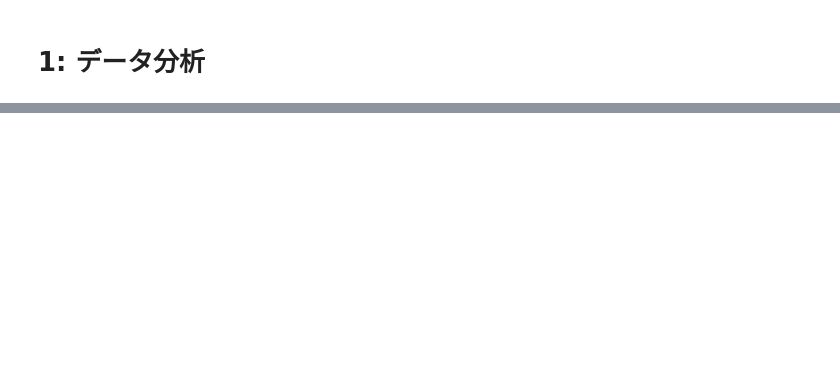
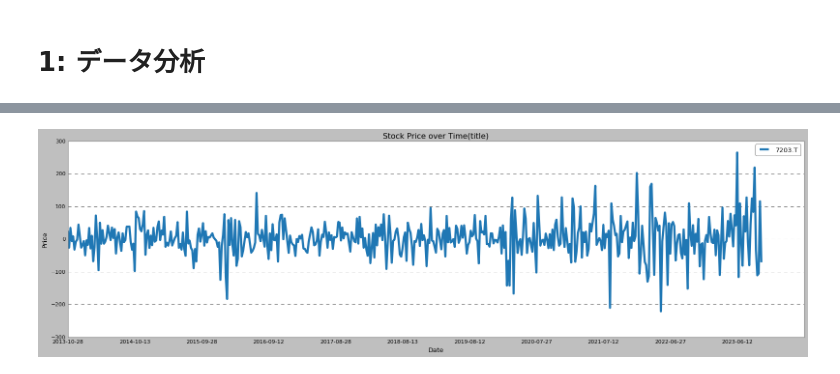
Before and after one commit to aguilarklyno/Fukuhara-Seminar, a Jupyter notebook: 23_10_27_week-03/Main.ipynb, the cells around one changed output, grey strips where cells are left out. Cells and saved outputs as stored; diff of their text form; code cells hidden in the pictures; blank space fills up the shorter version.

```diff
--- a/23_10_27_week-03/Main.ipynb
+++ b/23_10_27_week-03/Main.ipynb
@@ -140,0 +685,4 @@ df_da had 0 rows with NaN values removed.
+# %%
+plot_stock_prices('title', df_we_removed_trend, ['7203.T'])
+# %% [output]
+[figure, added]
```
Also changed, not shown: parts of 36 cells of this notebook, 3 other files.
